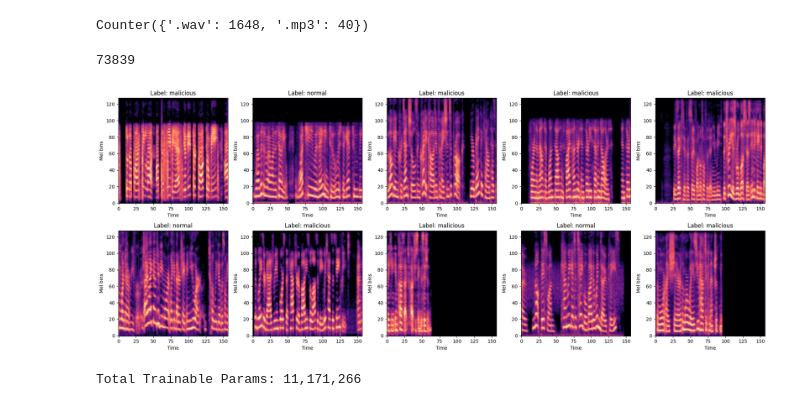
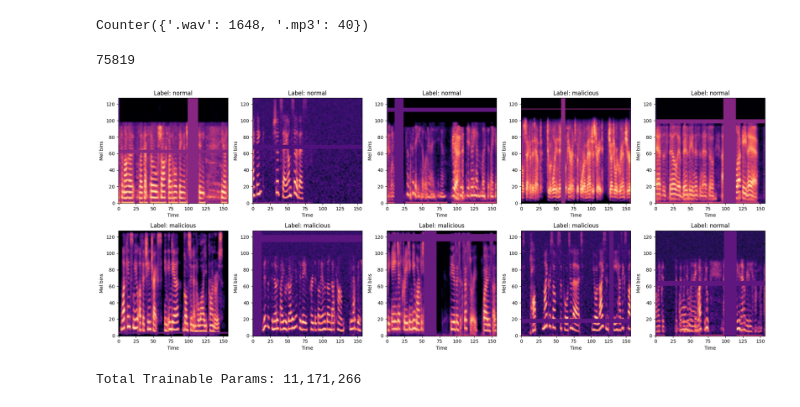
Before and after one commit to DragosMarinescu19/MaliciousCallDetection, a Jupyter notebook: Spectrograms.ipynb, the cells around one changed output. Drawn from its saved outputs; the diff is of its cells as text; code cells hidden in the pictures.

```diff
--- a/Spectrograms.ipynb
+++ b/Spectrograms.ipynb
@@ -256,33 +304,33 @@ class Spectrogram(Dataset): #should we add random time shifts? Or LSTM
 
     return mel_tensor,label,path
 
 train,val,test=spectrograms_random_splits("/content/spectrograms")
 specs = train + test + val
-p=Spectrogram(specs,augment=False) #just to check
+p=Spectrogram(specs,augment=True) #just to check
 print(len(p))
 
 
 fig, axes = plt.subplots(2, 5, figsize=(20, 8))
 axes = axes.flatten()
 
 random_spectrograms=np.random.choice(len(p), size=10, replace=False)
 for idx,spectogram_idx in enumerate(random_spectrograms):
     mel, label,_ = p[spectogram_idx]          # mel: (1, 128, 157)
     mel = mel.squeeze(0)       # (128, 157)
 
     axes[idx].imshow(
         mel,
         origin='lower',
         aspect='auto',
         cmap='magma'
     )
 
     axes[idx].set_title(f"Label: {'malicious' if label==1 else 'normal'}")
     axes[idx].set_xlabel("Time")
     axes[idx].set_ylabel("Mel bins")
 
 plt.tight_layout()
 plt.show()
 # %% [output]
-73839
+75819
-[figure, old version]
+[figure, new version]
```
Also changed, not shown: parts of 15 cells of this notebook, 3 other files.
